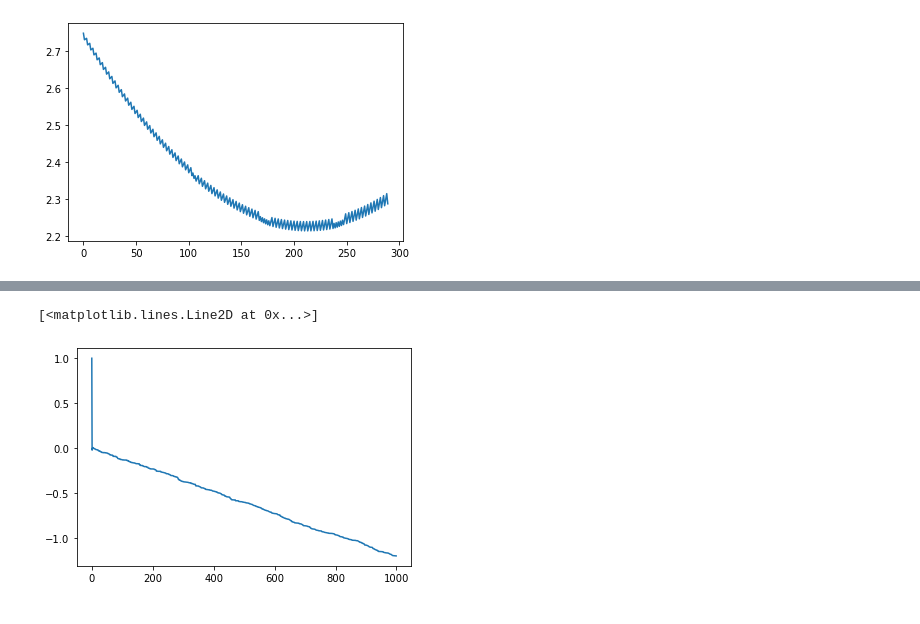
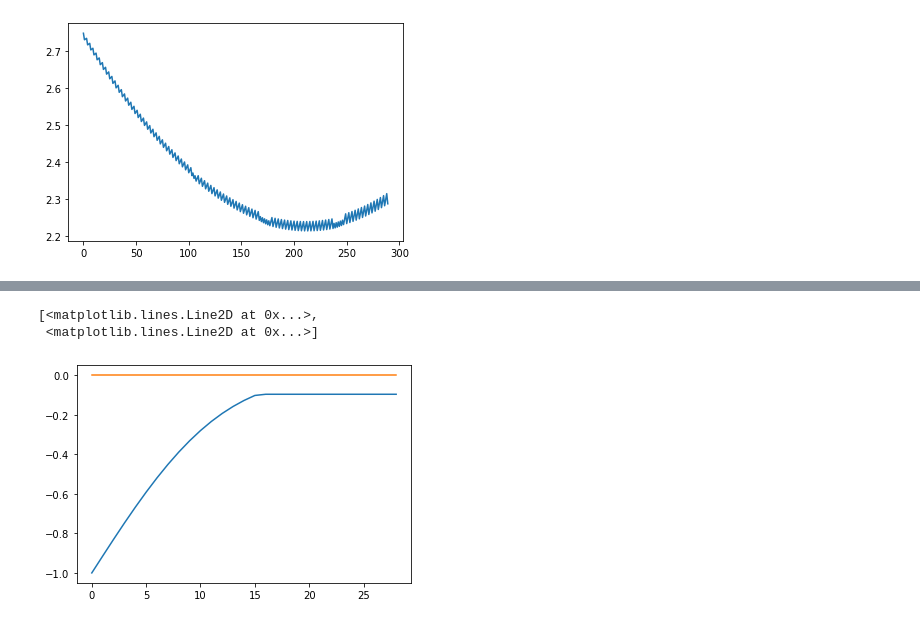
Before and after one commit to spertus/UI-TS, a Jupyter notebook: Code/stratMartExample.ipynb, the cells around one changed output, grey strips where cells are left out. Saved outputs shown, nothing was run; the diff lists cells and outputs as text; code cells hidden in the pictures.

```diff
--- a/Code/stratMartExample.ipynb
+++ b/Code/stratMartExample.ipynb
@@ -20,0 +325,39 @@ np.random.seed(1337)
+# %%
+%%time
+#run guts of ui_nnsm with greedy allocation
+#nb: this takes too long to run right now
+K = len(x)
+w = N / np.sum(N)
+n = [x_k.shape[0] for x_k in x]
+obj = np.zeros((len(etas), np.sum(n) + 1))
+sel = np.zeros((len(etas), np.sum(n) + 1, K))
+#different method for greedy_kelly, since it needs to sequentially update the eta
+#is there a way to make this cleaner?
+if allocation_func == Allocations.greedy_kelly:
+    assert mixture is None, "cannot use greedy_kelly with a mixing distribution"
+    #selections from 0 in each stratum; time 1 is first sample
+    T_k = np.zeros((np.sum(n) + 1, K), dtype = int)
+    running_T_k = np.zeros(K, dtype = int)
+    t = 0
+    eta_star = np.zeros(K) #intialize eta_star (the minimizer, to be tracked)
+    while np.any(running_T_k < n):
+        t += 1
+        next_k = Allocations.greedy_kelly(x, running_T_k, n, N, eta_star, lam_func)
+        running_T_k[next_k] += 1
+        T_k[t,:] = running_T_k
+        for i in np.arange(len(etas)):
+            #time these lines, is your processing of intersection mart increasing as T_k increases
+            obj[i,t] = intersection_mart(x = x, N = N, eta = etas[i], T_k = T_k[0:(t+1),:],
+                lam_func = lam_func, combine = combine, theta_func = theta_func, log = log, WOR = WOR)[-1]
+        eta_star = etas[np.argmin(obj[:,t])] if combine != "fisher" else np.argmax(obj, 0)
+# if allocation_func in nonadaptive_allocations:
+#     T_k = sel[0,:,:]
+# else:
+#     T_k = None
+opt_index = np.argmin(obj, 0) if combine != "fisher" else np.argmax(obj, 0)
+eta_opt = np.zeros((np.sum(n) + 1, len(x)))
+mart_opt = np.zeros(np.sum(n) + 1)
+global_sample_size = np.sum(np.max(sel, 0), 1)
+for i in np.arange(np.sum(n) + 1):
+    eta_opt[i,:] = etas[opt_index[i]]
+    mart_opt[i] = obj[opt_index[i],i]
@@ -274,5 +808,6 @@ plt.plot(ne_smooth_minimax[2][:,1]), plt.plot(ne_smooth[2][:,1])
 # %%
-plt.plot(uinnsm_smooth_minimax)
+plt.plot(grads[1:30,:])
 # %% [output]
-[<matplotlib.lines.Line2D at 0x...>]
+[<matplotlib.lines.Line2D at 0x...>,
+ <matplotlib.lines.Line2D at 0x...>]
-[figure, old version]
+[figure, new version]
```
Also changed, not shown: parts of 39 cells of this notebook.
